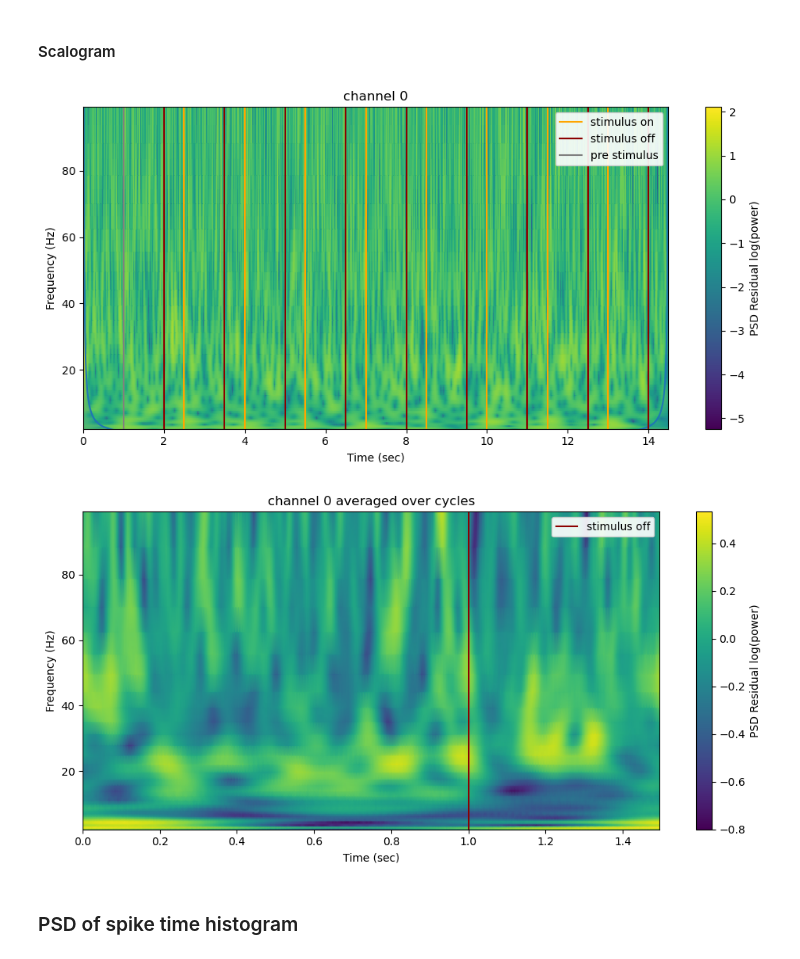
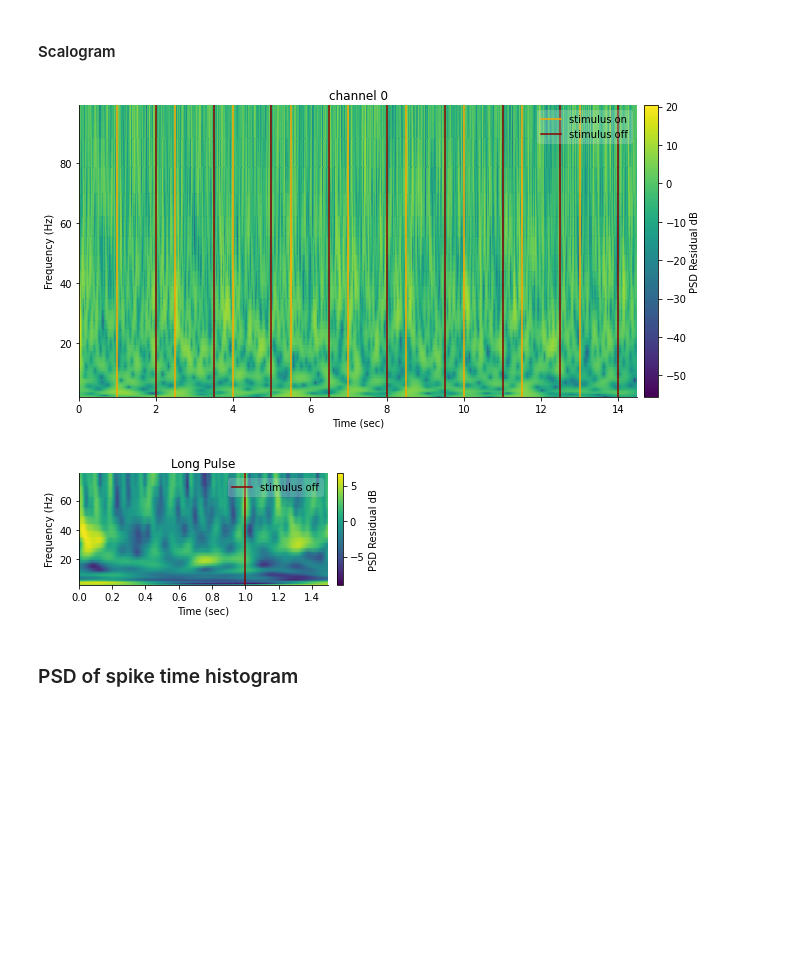
Before and after one commit to chenziao/V1_L5_Model, a Jupyter notebook: Analysis/Analyze_PSD.ipynb, the cells around one changed output. Drawn from its saved outputs; the diff is of its cells as text; code cells hidden in the pictures; blank space fills up the shorter version.

```diff
--- a/Analysis/Analyze_PSD.ipynb
+++ b/Analysis/Analyze_PSD.ipynb
@@ -144,8 +145,9 @@ plt.show()
 ### PSD of LFP
 # %%
 fooof_params = dict(aperiodic_mode='fixed', freq_range=600., peak_width_limits=100.)
-plt_range = 100.
+plt_range = [2., 100.]
 plt_log = False
+plt_db = True
 figsize = (6, 4)
 
 if n_channel <= 1:
@@ -154,6 +156,7 @@ if n_channel <= 1:
 else:
     results, _, _ = plot.plot_channel_psd(psd_lfp, channel_id=elec_id, **fooof_params,
                                           plt_log=plt_log, plt_range=plt_range, figsize=figsize)
+plt.show()
 results, fm = results
 
 save_fooof = False
@@ -185,0 +189,13 @@ if save_fooof:
+# %%
+if savefig:
+    fig, ax = plt.subplots(figsize=(3.5, 3))
+    _ = plot.plot_fooof(psd_lfp.frequency.values, psd_lfp.sel(channel=elec_id),
+                            results, plt_log=False, plt_range=plt_range, plt_db=plt_db, ax=ax)
+    ax.legend(frameon=False)
+
+    # ax.set_title('Baseline')
+    # ax.set_title('Short Pulse')
+    ax.set_title('Long Pulse')
+
+    # plot.savefig(fig, 'Fig5_A2A') # short
+    plot.savefig(fig, 'Fig5_A2B') # long
@@ -209,53 +227,73 @@ else:
                                       channel_coords={'channel_id': lfps.channel_id})
 # %%
 remove_aperiodic = fooof_params
-log_power = True
+log_power = 'dB'
+sxx_plt_range = plt_range
 clr_freq_range = None
+figsize = (10, 5)
 
-_, axs = plt.subplots(n_channel, 1, figsize=(10, 5 * n_channel), squeeze=False)
-for i, ax in enumerate(axs.ravel()):
-    sxx = lfp_sxx.isel(channel_id=i)
+fig1, axs1 = plt.subplots(n_channel, 1, figsize=(figsize[0], figsize[1] * n_channel), squeeze=False)
+for i, ax in enumerate(axs1.ravel()):
+    sxx = lfp_sxx.isel(channel_id=i).drop('cone_of_influence_frequency')
     if remove_aperiodic is None:
         fooof_results = None
     else:
         sxx_tot = sxx.PSD.mean(dim='time')
         fooof_results, _ = plot.fit_fooof(sxx_tot.frequency.values, sxx_tot.values, **remove_aperiodic)
-    _ = plot.plot_spectrogram(sxx, remove_aperiodic=fooof_results, log_power=log_power, plt_range=plt_range,
-                              clr_freq_range=clr_freq_range, ax=ax)
+    _ = plot.plot_spectrogram(sxx, remove_aperiodic=fooof_results, log_power=log_power,
+                              plt_range=sxx_plt_range, clr_freq_range=clr_freq_range, pad=0.01, ax=ax)
+
     ax.set_title(f'channel {sxx.channel_id.item():d}')
     if not isbaseline:
+        if not savefig:
+            ax.axvline(t_start, color='gray', label='pre stimulus')
         for j, win in enumerate(windows):
             labels = [None, None] if j else ['stimulus on', 'stimulus off']
             ax.axvline(win[0], color='orange', label=labels[0])
             ax.axvline(win[1], color='darkred', label=labels[1])
-        ax.axvline(t_start, color='gray', label='pre stimulus')
-    ax.legend(loc='upper right', framealpha=0.9)
+    ax.legend(loc='upper right', framealpha=0.2)
 plt.tight_layout()
+
+if savefig:
+    figsize = (5, 2.5)
+    sxx_plt_range = [2.0, 80.0]
 
 if not isbaseline:
     cyc_wins = process.get_stim_windows(on_time, off_time, t_start,
                                        lfps.time[-1] / 1000, win_extend=off_time)
     _, _, lfp_sxx_avg = process.get_windowed_data(lfp_sxx.PSD, cyc_wins, {0: np.arange(cyc_wins.shape[0])})
     lfp_sxx_avg = lfp_sxx_avg[0].mean_.sel(unique_cycle=0).to_dataset(name='PSD')
 
-    _, axs = plt.subplots(n_channel, 1, figsize=(10, 5 * n_channel), squeeze=False)
-    for i, ax in enumerate(axs.ravel()):
+    fig2, axs2 = plt.subplots(n_channel, 1, figsize=(figsize[0], figsize[1] * n_channel), squeeze=False)
+    for i, ax in enumerate(axs2.ravel()):
         sxx = lfp_sxx_avg.isel(channel_id=i)
         if remove_aperiodic is None:
             fooof_results = None
         else:
             sxx_tot = sxx.PSD.mean(dim='time')
             fooof_results, _ = plot.fit_fooof(sxx_tot.frequency.values, sxx_tot.values, **remove_aperiodic)
-        _ = plot.plot_spectrogram(sxx, remove_aperiodic=fooof_results, log_power=log_power, plt_range=plt_range,
-                                clr_freq_range=clr_freq_range, ax=ax)
+        _ = plot.plot_spectrogram(sxx, remove_aperiodic=fooof_results, log_power=log_power,
+                                  plt_range=sxx_plt_range, clr_freq_range=clr_freq_range, pad=0.03, ax=ax)
         ax.set_title(f'channel {sxx.channel_id.item():d}' + ' averaged over cycles')
         ax.axvline(on_time, color='darkred', label='stimulus off')
-        ax.legend(loc='upper right', framealpha=0.9)
+        ax.legend(loc='upper right', framealpha=0.2)
     plt.tight_layout()
+
+if savefig:
+    if not isbaseline:
+        for ax in axs2.ravel():
+            ax.set_title('Averaged')
+
+        # ax.set_title('Short Pulse')
+        ax.set_title('Long Pulse')
+
+        # plot.savefig(fig2, 'Fig5_B2A') # short
+        plot.savefig(fig2, 'Fig5_B2B') # long
+
 plt.show()
 # %% [output]
-[figure, old version]
+[figure, new version]
-[figure, old version]
+[figure, new version]
 # %% [markdown]
 ### PSD of spike time histogram
 # %%
```
Also changed, not shown: parts of 9 cells of this notebook, 7 other files.
